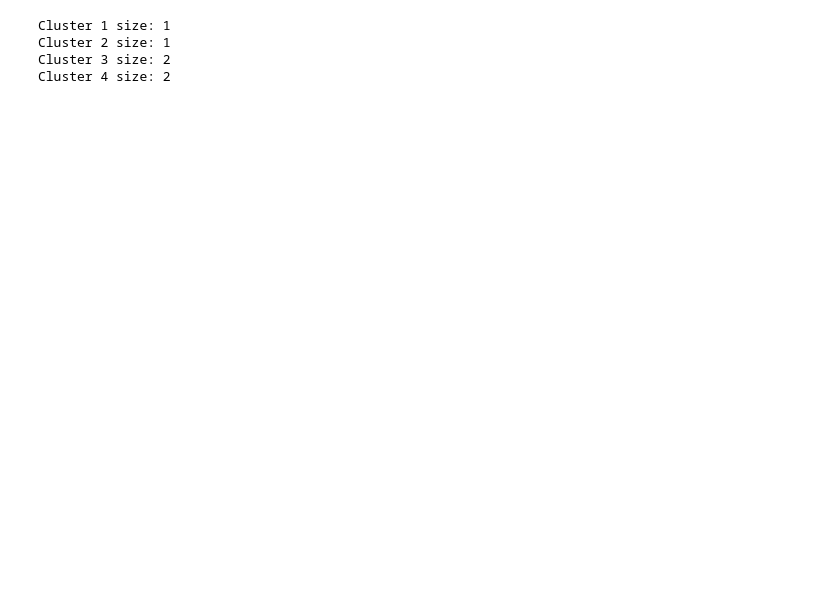
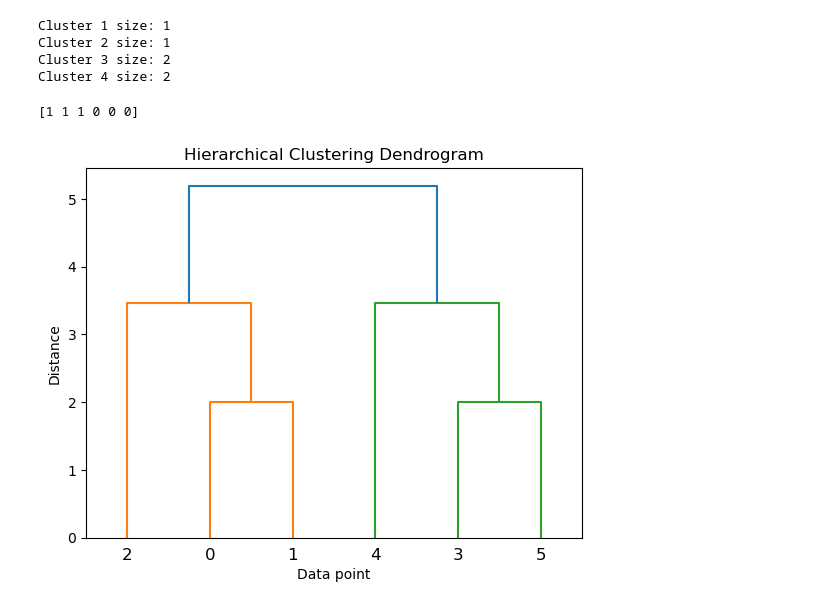
Before and after one commit to iamalok73/DA-29-Classes-Machine-Learning, a Jupyter notebook: K-Means_clustring.ipynb, the cells around one changed output. Drawn from its saved outputs; the diff is of its cells as text; code cells hidden in the pictures; blank space fills up the shorter version.

```diff
--- a/K-Means_clustring.ipynb
+++ b/K-Means_clustring.ipynb
@@ -160,3 +151,24 @@ Cluster 1 size: 1
 Cluster 2 size: 1
 Cluster 3 size: 2
 Cluster 4 size: 2
+# %%
+from sklearn.cluster import AgglomerativeClustering
+import numpy as np
+X = np.array([[1, 2], [1, 4], [1, 0], [4, 2], [4, 4], [4, 0]])
+clustering = AgglomerativeClustering(n_clusters=2).fit(X)
+print(clustering.labels_)
+# %% [output]
+[1 1 1 0 0 0]
+# %%
+import numpy as np
+from scipy.cluster.hierarchy import dendrogram, linkage
+import matplotlib.pyplot as plt
+X = np.array([[1, 2], [1, 4], [1, 0], [4, 2], [4, 4], [4, 0]])
+Z = linkage(X, 'ward') # Ward Distance
+dendrogram(Z) # Plotting the dendrogram
+plt.title('Hierarchical Clustering Dendrogram')
+plt.xlabel('Data point')
+plt.ylabel('Distance')
+plt.show()
+# %% [output]
+[figure, added]
```
Also changed, not shown: parts of 11 cells of this notebook.
